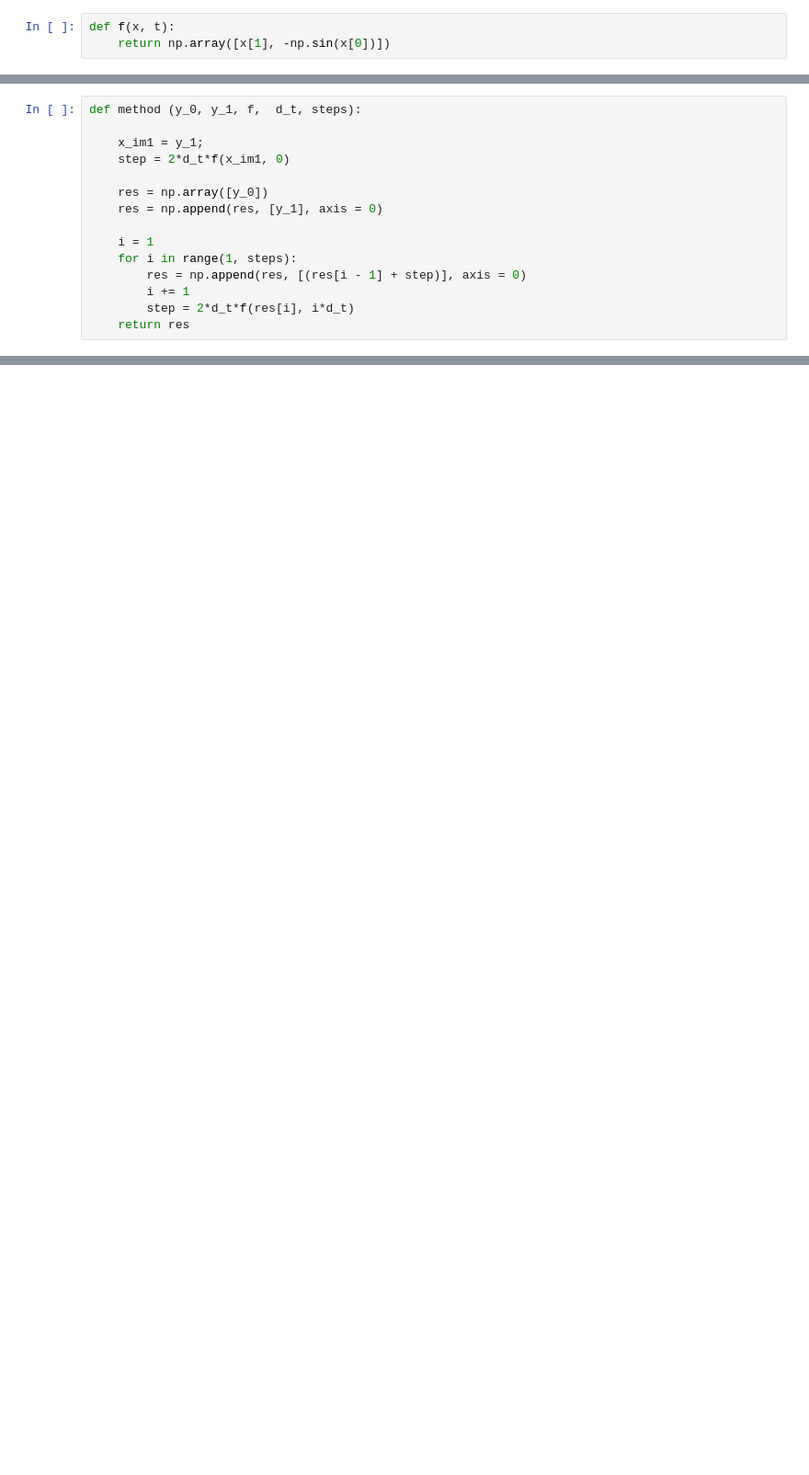
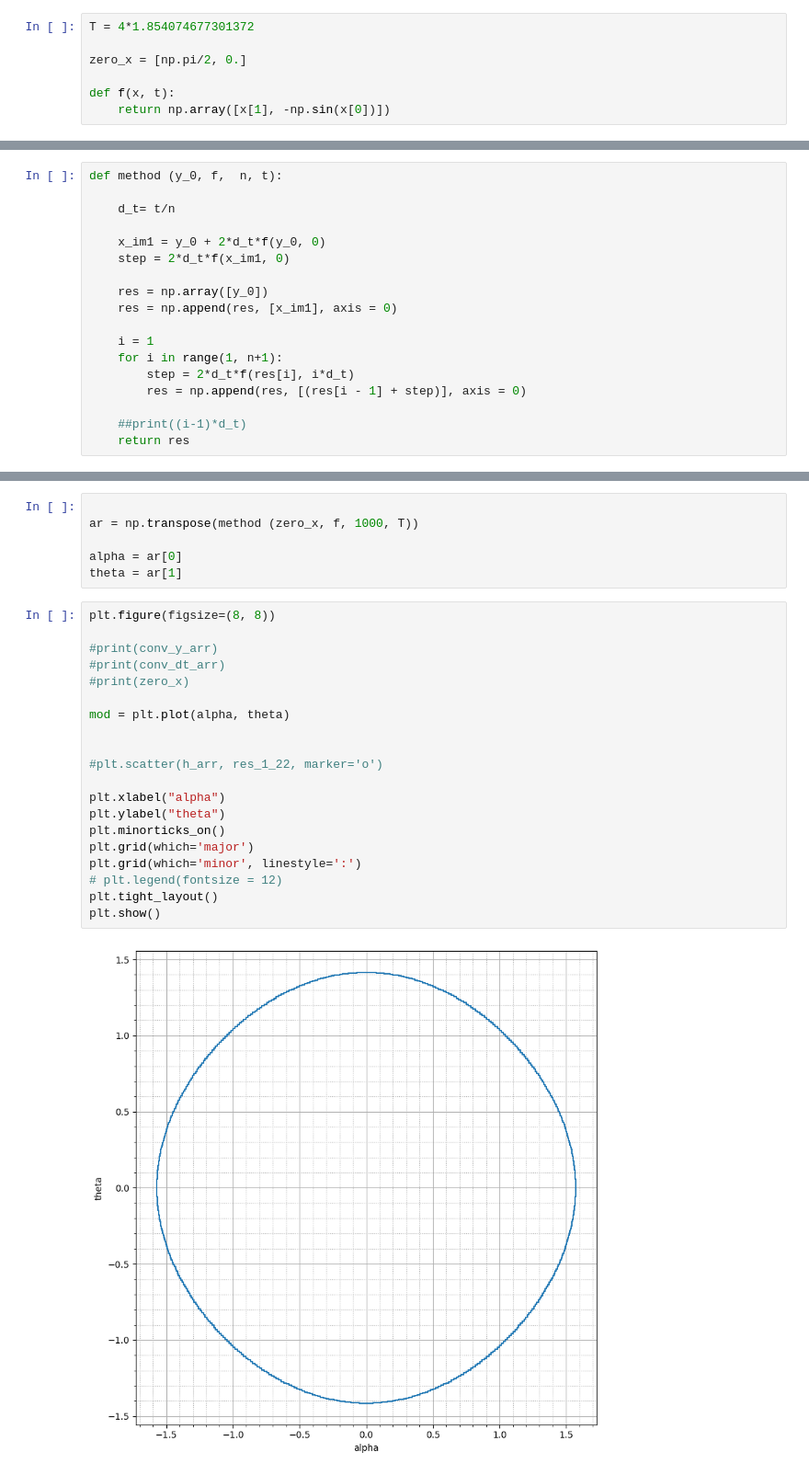
Before and after one commit to NikitaAgeev/For-jupyter, a Jupyter notebook: Untitled Folder/Task 1 .ipynb, the cells around one changed output, grey strips where cells are left out. Shown at 92% size. Saved outputs shown, nothing was run; the diff lists cells and outputs as text; blank space fills up the shorter version.

```diff
--- a/Untitled Folder/Task 1 .ipynb
+++ b/Untitled Folder/Task 1 .ipynb
@@ -14,6 +22,10 @@ import matplotlib.pyplot as plt
 
 Для удобства манипуляций $x = [\alpha, \theta]$
 # %%
+T = 4*1.854074677301372
+
+zero_x = [np.pi/2, 0.]
+
 def f(x, t):
     return np.array([x[1], -np.sin(x[0])])
 # %% [markdown]
@@ -27,16 +39,19 @@ def f(x, t):
 # %%
-def method (y_0, y_1, f,  d_t, steps):
+def method (y_0, f,  n, t):
 
-    x_im1 = y_1;
+    d_t= t/n
+
+    x_im1 = y_0 + 2*d_t*f(y_0, 0)
     step = 2*d_t*f(x_im1, 0)
 
     res = np.array([y_0])
-    res = np.append(res, [y_1], axis = 0)
+    res = np.append(res, [x_im1], axis = 0)
 
     i = 1
-    for i in range(1, steps):
+    for i in range(1, n+1):
+        step = 2*d_t*f(res[i], i*d_t)
         res = np.append(res, [(res[i - 1] + step)], axis = 0)
-        i += 1
-        step = 2*d_t*f(res[i], i*d_t)
+
+    ##print((i-1)*d_t)
     return res
 # %%
@@ -51,0 +171,28 @@ array([[ 1.57079633,  0.        ],
+# %%
+
+ar = np.transpose(method (zero_x, f, 1000, T))
+
+alpha = ar[0]
+theta = ar[1]
+# %%
+plt.figure(figsize=(8, 8))
+
+#print(conv_y_arr)
+#print(conv_dt_arr)
+#print(zero_x)
+
+mod = plt.plot(alpha, theta)
+
+
+#plt.scatter(h_arr, res_1_22, marker='o')
+
+plt.xlabel("alpha")
+plt.ylabel("theta")
+plt.minorticks_on()
+plt.grid(which='major')
+plt.grid(which='minor', linestyle=':')
+# plt.legend(fontsize = 12)
+plt.tight_layout()
+plt.show()
+# %% [output]
+[figure, added]
```
Also changed, not shown: parts of 27 cells of this notebook.
